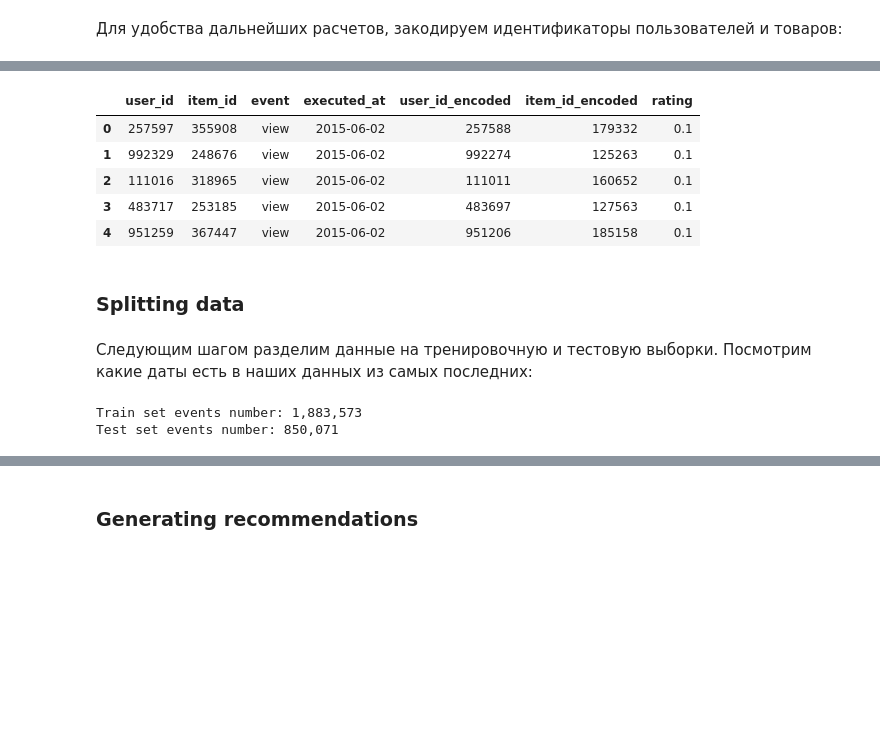
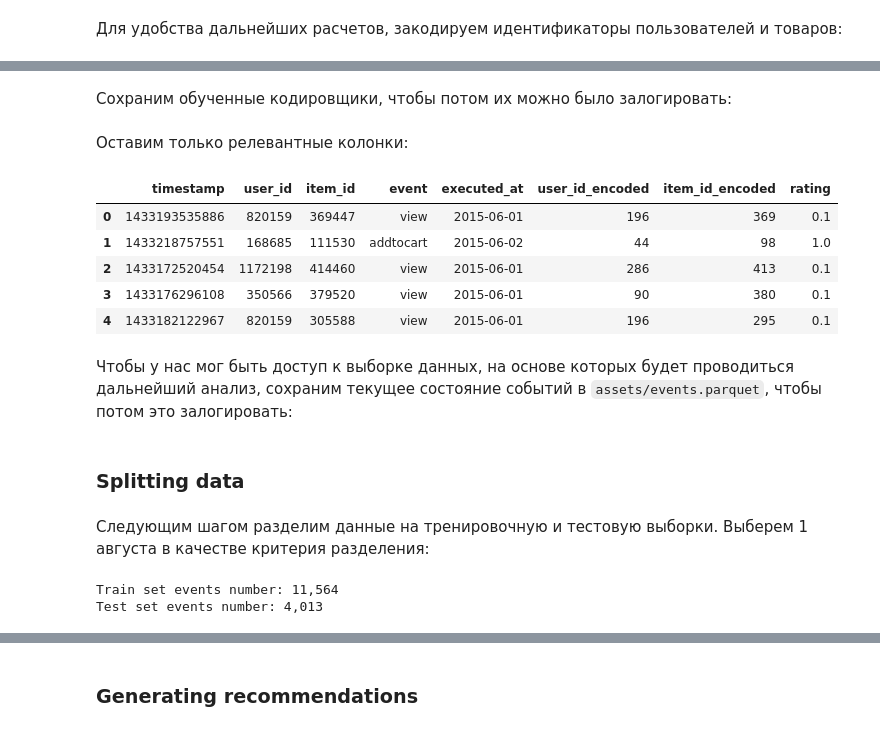
Before and after one commit to spolivin/mle-pr-final, a Jupyter notebook: recsys/recommendation_system.ipynb, the cells around one changed output, grey strips where cells are left out. Drawn from its saved outputs; the diff is of its cells as text; code cells hidden in the pictures; blank space fills up the shorter version.

```diff
--- a/recsys/recommendation_system.ipynb
+++ b/recsys/recommendation_system.ipynb
@@ -64,8 +90,8 @@ sh run_mlflow_server.sh
 Теперь загрузим данные:
 # %%
 %%time
-category_tree = pd.read_csv(DATA_DIR + "category_tree.csv")
-events = pd.read_csv(DATA_DIR + "events.csv")
-item_props_1 = pd.read_csv(DATA_DIR + "item_properties_part1.csv")
-item_props_2 = pd.read_csv(DATA_DIR + "item_properties_part2.csv")
+category_tree = pd.read_csv(f"{RAW_DATA_DIR}/category_tree.csv")
+events = pd.read_csv(f"{RAW_DATA_DIR}/events.csv")
+item_props_1 = pd.read_csv(f"{RAW_DATA_DIR}/item_properties_part1.csv")
+item_props_2 = pd.read_csv(f"{RAW_DATA_DIR}/item_properties_part2.csv")
 # %% [output]
@@ -615,0 +760,4 @@ events.head()
+# %%
+user_events_count = events.groupby("user_id")["event"].count()
+user_ids_to_remove = user_events_count[user_events_count < 100].index
+user_ids_to_remove.shape
@@ -615,0 +766,4 @@ events.head()
+# %%
+item_events_count = events.groupby("item_id")["event"].count()
+item_ids_to_remove = item_events_count[item_events_count < 300].index
+item_ids_to_remove.shape
@@ -615,0 +772,4 @@ events.head()
+# %%
+events = events[~events.user_id.isin(user_ids_to_remove)]
+events = events[~events.item_id.isin(item_ids_to_remove)]
+events.info()
@@ -751,0 +898,2 @@ events.head()
+# %% [markdown]
+Сохраним обученные кодировщики, чтобы потом их можно было залогировать:
@@ -752,14 +906,19 @@ events.head()
+# %% [markdown]
+Оставим только релевантные колонки:
 # %%
 events = events[
-    ["user_id", "item_id", "event",
+    ["timestamp", "user_id", "item_id", "event",
      "executed_at", "user_id_encoded",
      "item_id_encoded", "rating"]
 ]
+events = events.reset_index(drop=True)
 events.head()
 # %% [output]
-|  | user_id | item_id | event | executed_at | user_id_encoded | item_id_encoded | rating |
-| 0 | 257597 | 355908 | view | 2015-06-02 | 257588 | 179332 | 0.1 |
-| 1 | 992329 | 248676 | view | 2015-06-02 | 992274 | 125263 | 0.1 |
-| 2 | 111016 | 318965 | view | 2015-06-02 | 111011 | 160652 | 0.1 |
-| 3 | 483717 | 253185 | view | 2015-06-02 | 483697 | 127563 | 0.1 |
-| 4 | 951259 | 367447 | view | 2015-06-02 | 951206 | 185158 | 0.1 |
+|  | timestamp | user_id | item_id | event | executed_at | user_id_encoded | item_id_encoded | rating |
+| 0 | 1433193535886 | 820159 | 369447 | view | 2015-06-01 | 196 | 369 | 0.1 |
+| 1 | 1433218757551 | 168685 | 111530 | addtocart | 2015-06-02 | 44 | 98 | 1.0 |
+| 2 | 1433172520454 | 1172198 | 414460 | view | 2015-06-01 | 286 | 413 | 0.1 |
+| 3 | 1433176296108 | 350566 | 379520 | view | 2015-06-01 | 90 | 380 | 0.1 |
+| 4 | 1433182122967 | 820159 | 305588 | view | 2015-06-01 | 196 | 295 | 0.1 |
+# %% [markdown]
+Чтобы у нас мог быть доступ к выборке данных, на основе которых будет проводиться дальнейший анализ, сохраним текущее состояние событий в `assets/events.parquet`, чтобы потом это залогировать:
@@ -766,16 +927,16 @@ events.head()
 # %% [markdown]
 ### Splitting data
 # %% [markdown]
-Следующим шагом разделим данные на тренировочную и тестовую выборки. Посмотрим какие даты есть в наших данных из самых последних:
+Следующим шагом разделим данные на тренировочную и тестовую выборки. Выберем 1 августа в качестве критерия разделения:
 # %%
 train_test_global_time_split_date = pd.to_datetime("2015-08-01")
 
-train_test_global_time_split_idx = events["started_at"] < train_test_global_time_split_date
+train_test_global_time_split_idx = events["executed_at"] < train_test_global_time_split_date
 events_train = events[train_test_global_time_split_idx].copy()
 events_test = events[~train_test_global_time_split_idx].copy()
 
 print("Train set events number: {:,}".format(events_train.shape[0]))
 print("Test set events number: {:,}".format(events_test.shape[0]))
 # %% [output]
-Train set events number: 1,883,573
-Test set events number: 850,071
+Train set events number: 11,564
+Test set events number: 4,013
```
Also changed, not shown: parts of 213 cells of this notebook, 13 other files.
